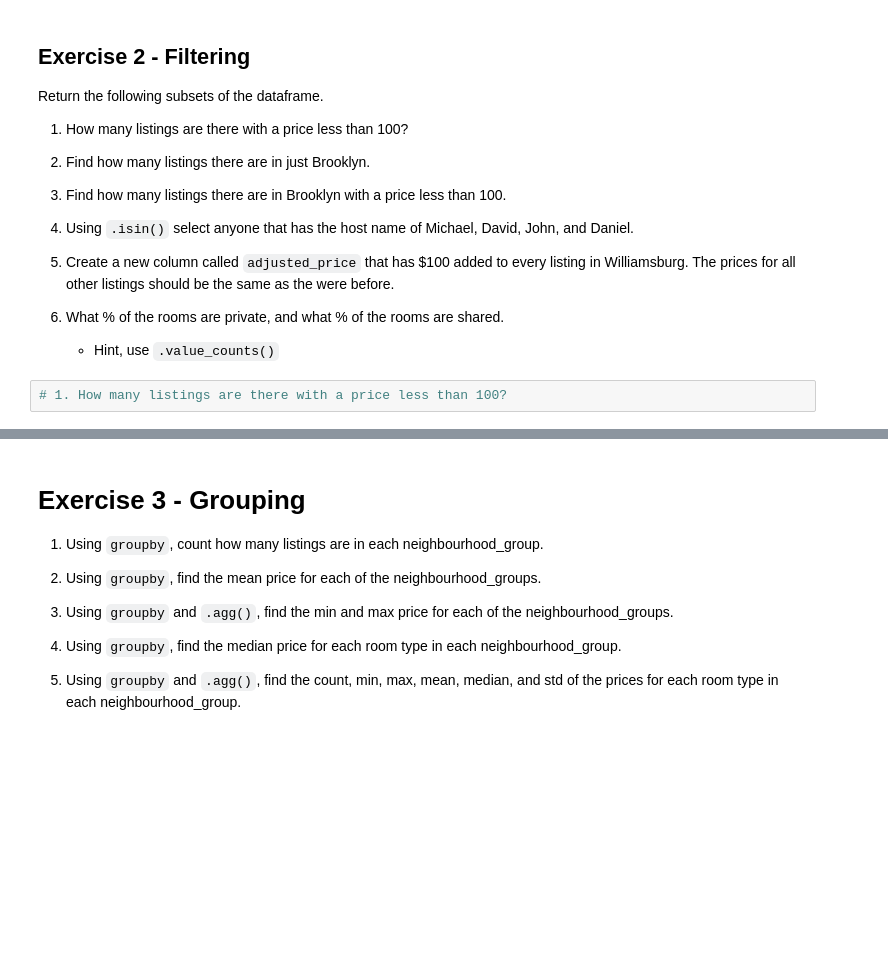
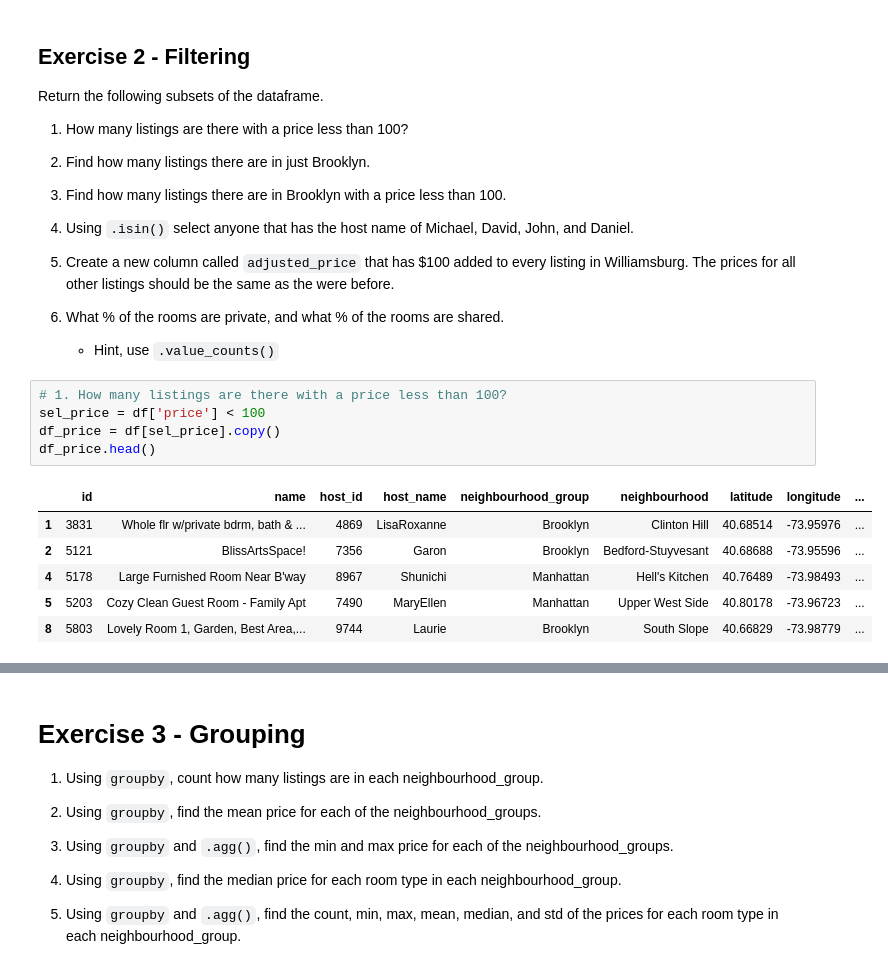
Before and after one commit to DPatel03/my-fork-2024-DS-Fri-1230, a Jupyter notebook: Week-01-Pandas/Exercise-DP.ipynb, the cells around one changed output, grey strips where cells are left out. Saved outputs shown, nothing was run; the diff lists cells and outputs as text; blank space fills up the shorter version.

```diff
--- a/Week-01-Pandas/Exercise-DP.ipynb
+++ b/Week-01-Pandas/Exercise-DP.ipynb
@@ -42,6 +58,16 @@ Return the following subsets of the dataframe.
     * Hint, use `.value_counts()`
 # %%
 # 1. How many listings are there with a price less than 100?
+sel_price = df['price'] < 100
+df_price = df[sel_price].copy()
+df_price.head()
+# %% [output]
+|  | id | name | host_id | host_name | neighbourhood_group | neighbourhood | latitude | longitude | ... |
+| 1 | 3831 | Whole flr w/private bdrm, bath & ... | 4869 | LisaRoxanne | Brooklyn | Clinton Hill | 40.68514 | -73.95976 | ... |
+| 2 | 5121 | BlissArtsSpace! | 7356 | Garon | Brooklyn | Bedford-Stuyvesant | 40.68688 | -73.95596 | ... |
+| 4 | 5178 | Large Furnished Room Near B'way | 8967 | Shunichi | Manhattan | Hell's Kitchen | 40.76489 | -73.98493 | ... |
+| 5 | 5203 | Cozy Clean Guest Room - Family Apt | 7490 | MaryEllen | Manhattan | Upper West Side | 40.80178 | -73.96723 | ... |
+| 8 | 5803 | Lovely Room 1, Garden, Best Area,... | 9744 | Laurie | Brooklyn | South Slope | 40.66829 | -73.98779 | ... |
 # %%
 # 2. Make a new DataFrame of listings in Brooklyn named `df_bk`
 # and find how many listings in just Brooklyn.
```
Also changed, not shown: parts of 16 cells of this notebook.
